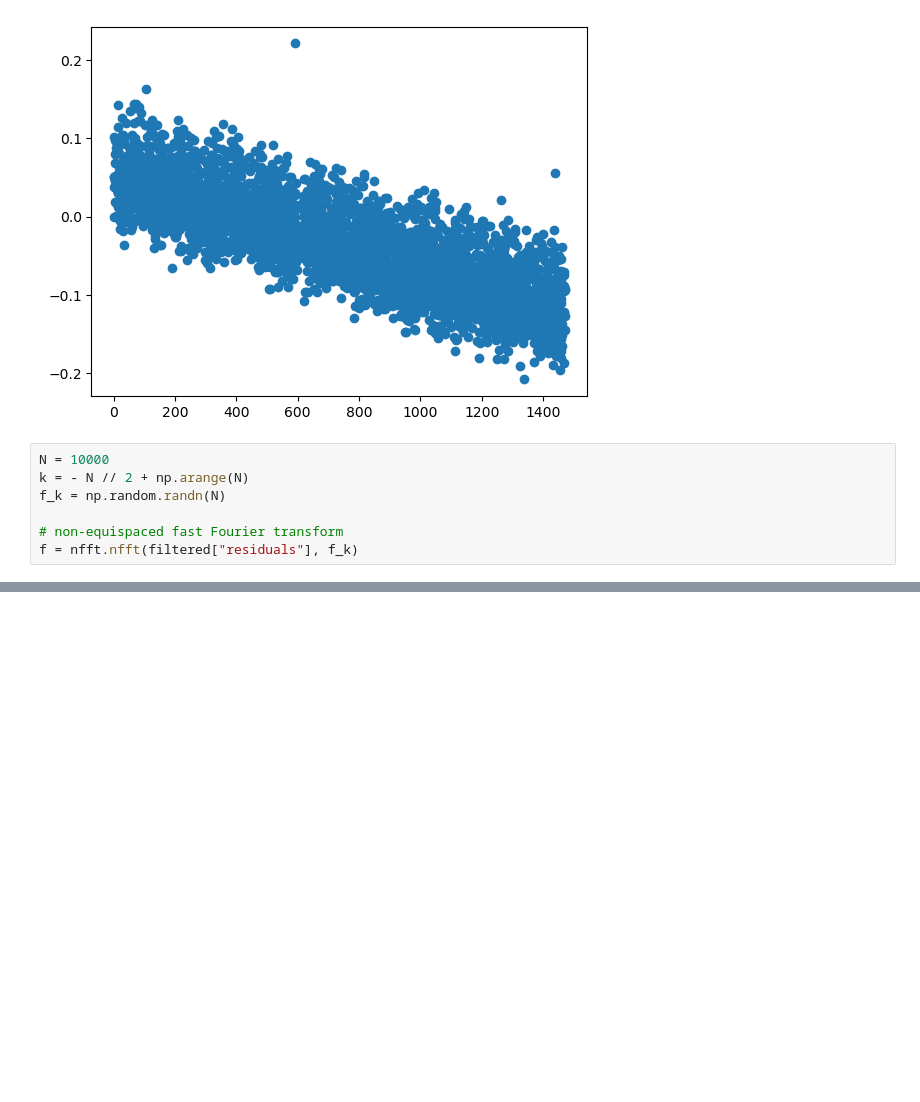
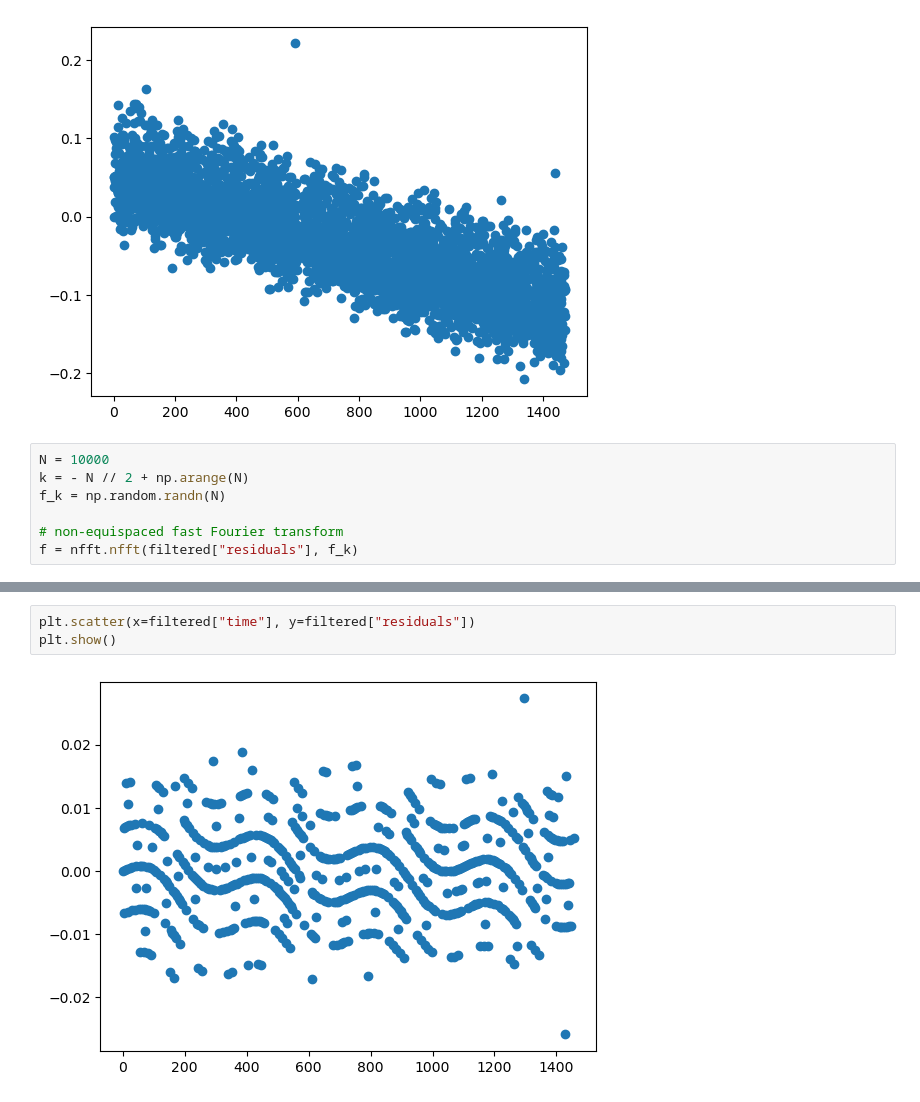
Before and after one commit to three-body-analysis/tris, a Jupyter notebook: src/cpop.ipynb, the cells around one changed output, grey strips where cells are left out. Saved outputs shown, nothing was run; the diff lists cells and outputs as text; blank space fills up the shorter version.

```diff
--- a/src/cpop.ipynb
+++ b/src/cpop.ipynb
@@ -118,0 +150,5 @@ filtered, diagnostics = complete_filter(eclipses, "delta", return_diagnositics=T
+# %%
+plt.scatter(x=filtered["time"], y=filtered["residuals"])
+plt.show()
+# %% [output]
+[figure, added]
```
Also changed, not shown: parts of 9 cells of this notebook, 5 other files.
